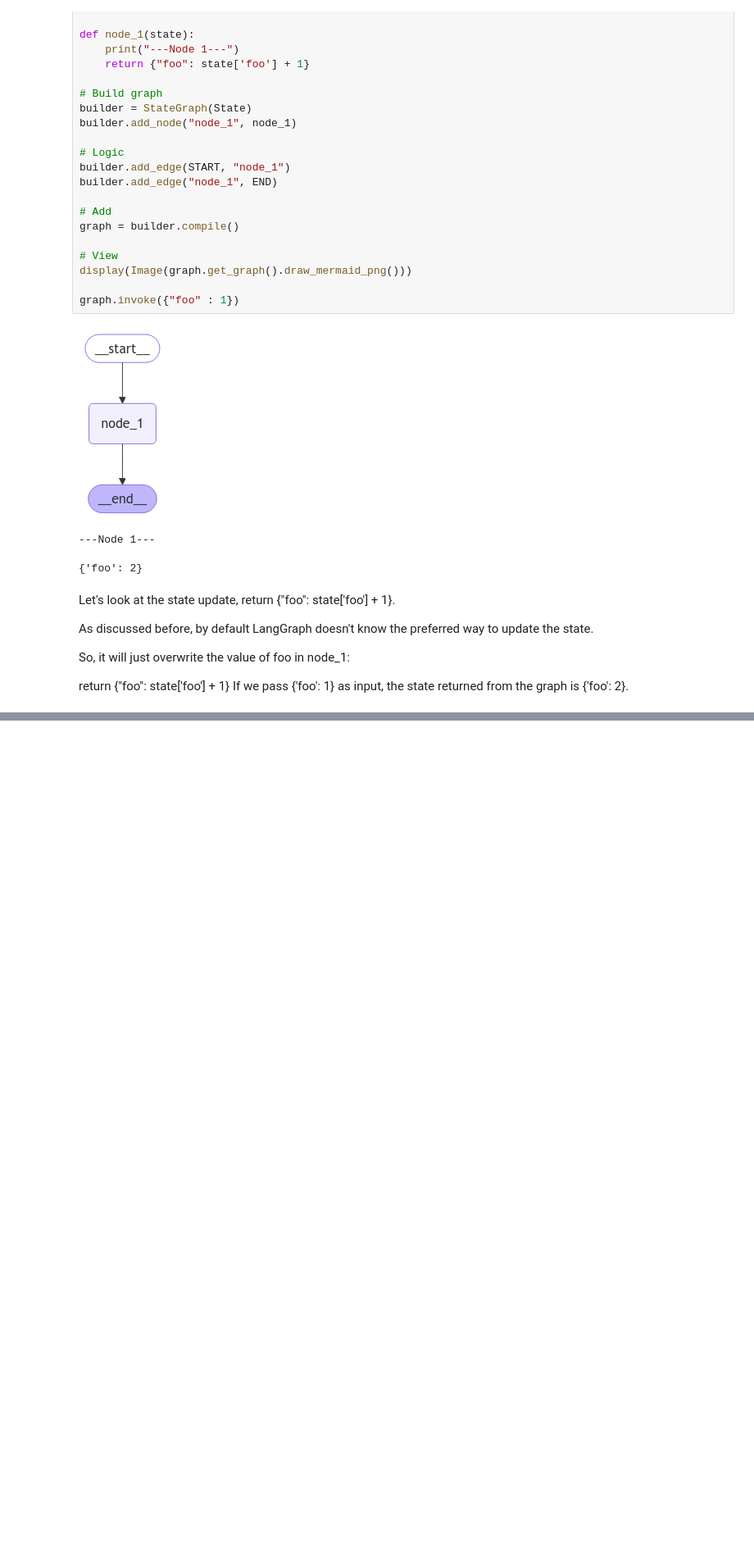
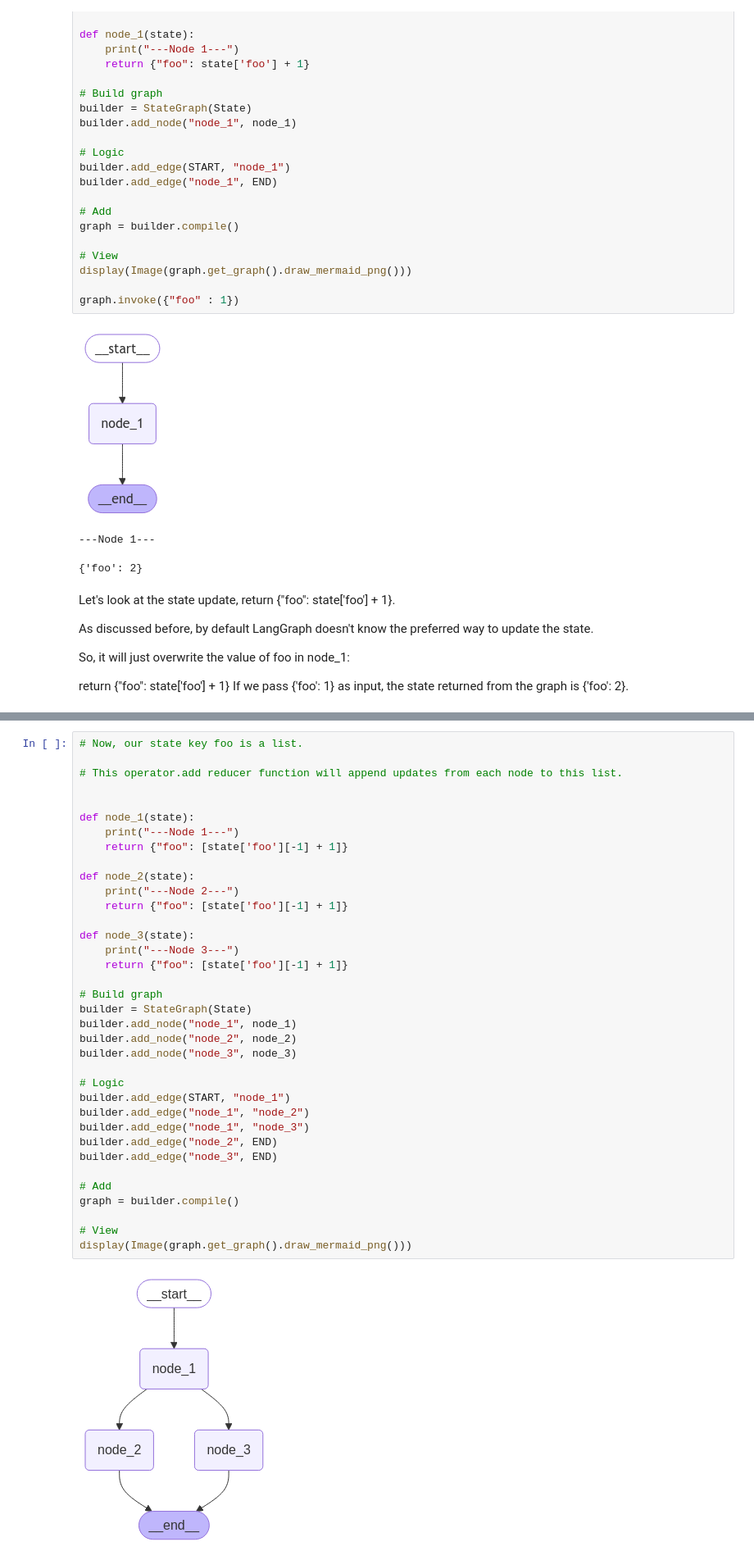
Before and after one commit to chayansraj/Agentic-RAG-with-evalution-Langchain, a Jupyter notebook: state_schema_and_reducer.ipynb, the cells around one changed output, grey strips where cells are left out. Shown: that part at 82% size. Saved outputs shown, nothing was run; the diff lists cells and outputs as text; blank space fills up the shorter version.

Commit message:
update reducers

```diff
--- a/state_schema_and_reducer.ipynb
+++ b/state_schema_and_reducer.ipynb
@@ -261,0 +368,38 @@ If we pass {'foo': 1} as input, the state returned from the graph is {'foo': 2}.
+# %%
+# Now, our state key foo is a list.
+
+# This operator.add reducer function will append updates from each node to this list.
+
+
+def node_1(state):
+    print("---Node 1---")
+    return {"foo": [state['foo'][-1] + 1]}
+
+def node_2(state):
+    print("---Node 2---")
+    return {"foo": [state['foo'][-1] + 1]}
+
+def node_3(state):
+    print("---Node 3---")
+    return {"foo": [state['foo'][-1] + 1]}
+
+# Build graph
+builder = StateGraph(State)
+builder.add_node("node_1", node_1)
+builder.add_node("node_2", node_2)
+builder.add_node("node_3", node_3)
+
+# Logic
+builder.add_edge(START, "node_1")
+builder.add_edge("node_1", "node_2")
+builder.add_edge("node_1", "node_3")
+builder.add_edge("node_2", END)
+builder.add_edge("node_3", END)
+
+# Add
+graph = builder.compile()
+
+# View
+display(Image(graph.get_graph().draw_mermaid_png()))
+# %% [output]
+[figure, added]
```
Also changed, not shown: parts of 10 cells of this notebook.
